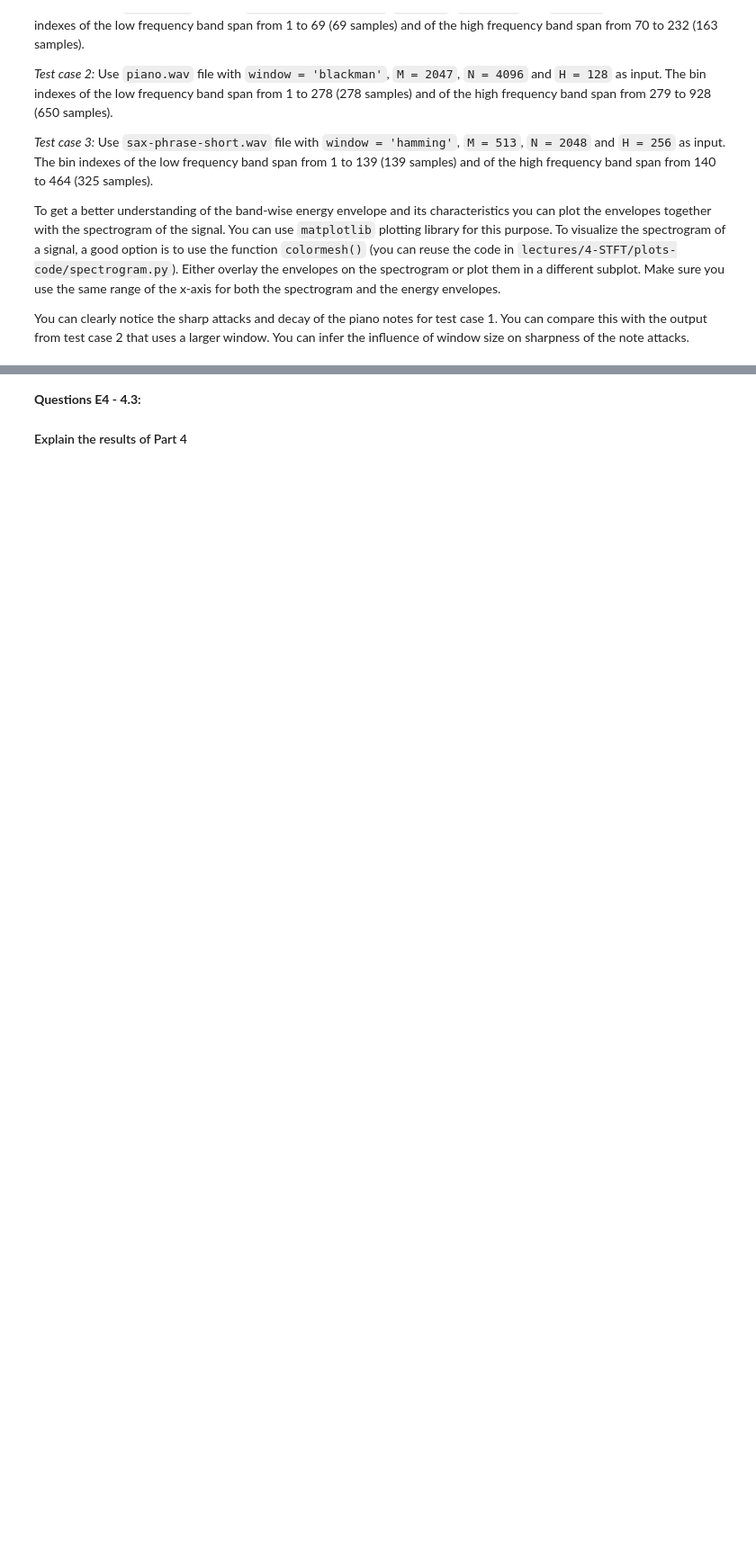
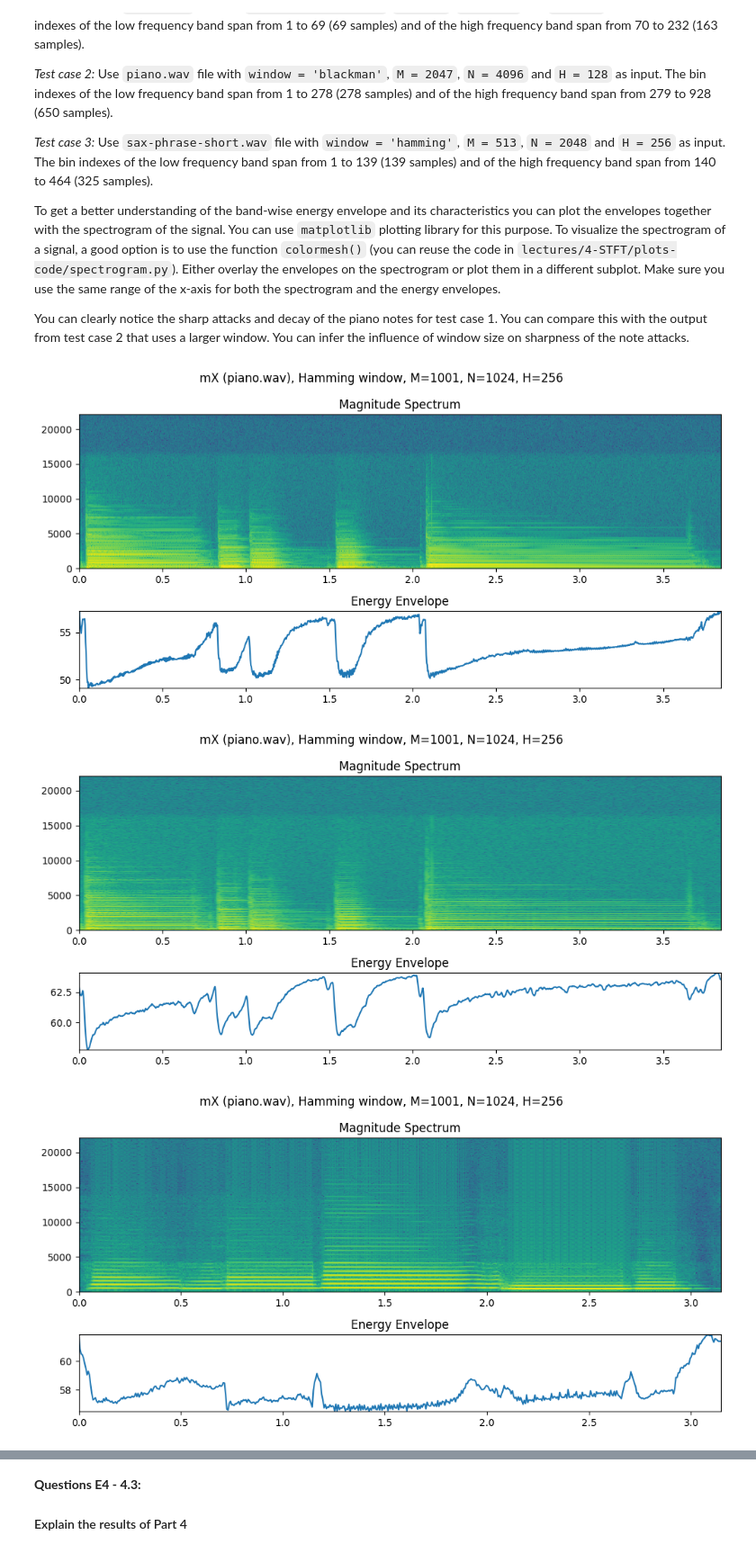
Before and after one commit to inesbroto/sms-tools-materials, a Jupyter notebook: exercises/E4-STFT.ipynb, the cells around one changed output, grey strips where cells are left out. Shown at 90% size. Drawn from its saved outputs; the diff is of its cells as text; code cells hidden in the pictures; blank space fills up the shorter version.

```diff
--- a/exercises/E4-STFT.ipynb
+++ b/exercises/E4-STFT.ipynb
@@ -232,6 +340,12 @@ Consider two frequency bands, low and high. The low frequency band is the set of
 The input arguments are the wav file name including the path (`input_file`), window type (`window`), window length (`M`), FFT size (`N`) and hop size (`H`). The function should return a numpy array with two columns, where the first column is the energy envelope of the low frequency band and the second column is that of the high frequency band.
 
 Use `stftAnal()` function from `stft.py` module to obtain the magnitude spectra for all the audio frames of the input sound. Then compute the energy values for each frequency band specified. While calculating frequency bins for each frequency band, consider only the bins that are within the specified frequency range. For example, for the low frequency band consider only the bins with frequency > 0 Hz and < 3000 Hz (you can use `np.where()` to find those bin indexes). This way you also remove the DC offset of the signal in energy envelope computation. The frequency corresponding to the bin index `k` can be computed as `k*fs/N`, where `fs` is the sampling rate of the signal.
+# %%
+def compute_spec(input_file, window, M, N, H):
+    x,fs = readAudio(input_file)
+    w = get_window(window, M)                           # get the window
+    mX, pX =  stft.stftAnal(x=x, w=w, N=N, H =H)
+    return mX, pX, fs
 # %%
 # E4 - 3.1: Complete function compute_eng_env()
 
@@ -253,3 +367,17 @@ def compute_eng_env(input_file, window, M, N, H):
     """
 
     ### your code here
+    mX, _,_ = compute_spec(input_file, window, M, N, H)
+
+    lb_k_min = int(0)                                   # compute low band k limits
+    lb_k_max = int(np.ceil(3000*N/fs))
+    hb_k_min = int(np.floor(3000*N/fs))                 # compute high band k limits
+    hb_k_max = int(np.ceil(10000*N/fs))
+
+    lb = mX[:,lb_k_min+1:lb_k_max]                      # extract bands
+    hb = mX[:,hb_k_min+1:hb_k_max]
+
+    lb_E = 10*np.emath.logn(10,np.sum(lb**2, axis=1))   # compute energy
+    hb_E = 10*np.emath.logn(10,np.sum(hb**2, axis=1))
+
+    return np.array([lb_E,hb_E]).T
@@ -281,3 +425,38 @@ You can clearly notice the sharp attacks and decay of the piano notes for test c
+# %%
+# E4 - 3.2: Call the function compute_eng_env() and plot the envelopes together with the
+# spectrogram of the signal
+
+### Your code here
+window='blackman'
+M=513
+N=1024
+H=128
+mX,_, fs = compute_spec('../sounds/piano.wav',window=window, M=M, N=N,H=H)
+band_e = compute_eng_env('../sounds/piano.wav',window=window, M=M, N=N,H=H)
+plot_spec_w_energy_env(mX,band_e, fs,N)
+
+
+window='blackman'
+M=2047
+N=4096
+H=128
+mX,_, fs = compute_spec('../sounds/piano.wav',window=window, M=M, N=N,H=H)
+band_e = compute_eng_env('../sounds/piano.wav',window=window, M=M, N=N,H=H)
+plot_spec_w_energy_env(mX,band_e, fs,N)
+
+
+
+window='hamming'
+M=513
+N=2048
+H=256
+mX,_, fs = compute_spec('../sounds/sax-phrase-short.wav',window=window, M=M, N=N,H=H)
+band_e = compute_eng_env('../sounds/sax-phrase-short.wav',window=window, M=M, N=N,H=H)
+plot_spec_w_energy_env(mX,band_e, fs,N)
+# %% [output]
+[figure, added]
+[figure, added]
+[figure, added]
 # %% [markdown]
 ## Part 4 - Computing onset detection function
 
```
Also changed, not shown: parts of 19 cells of this notebook.
